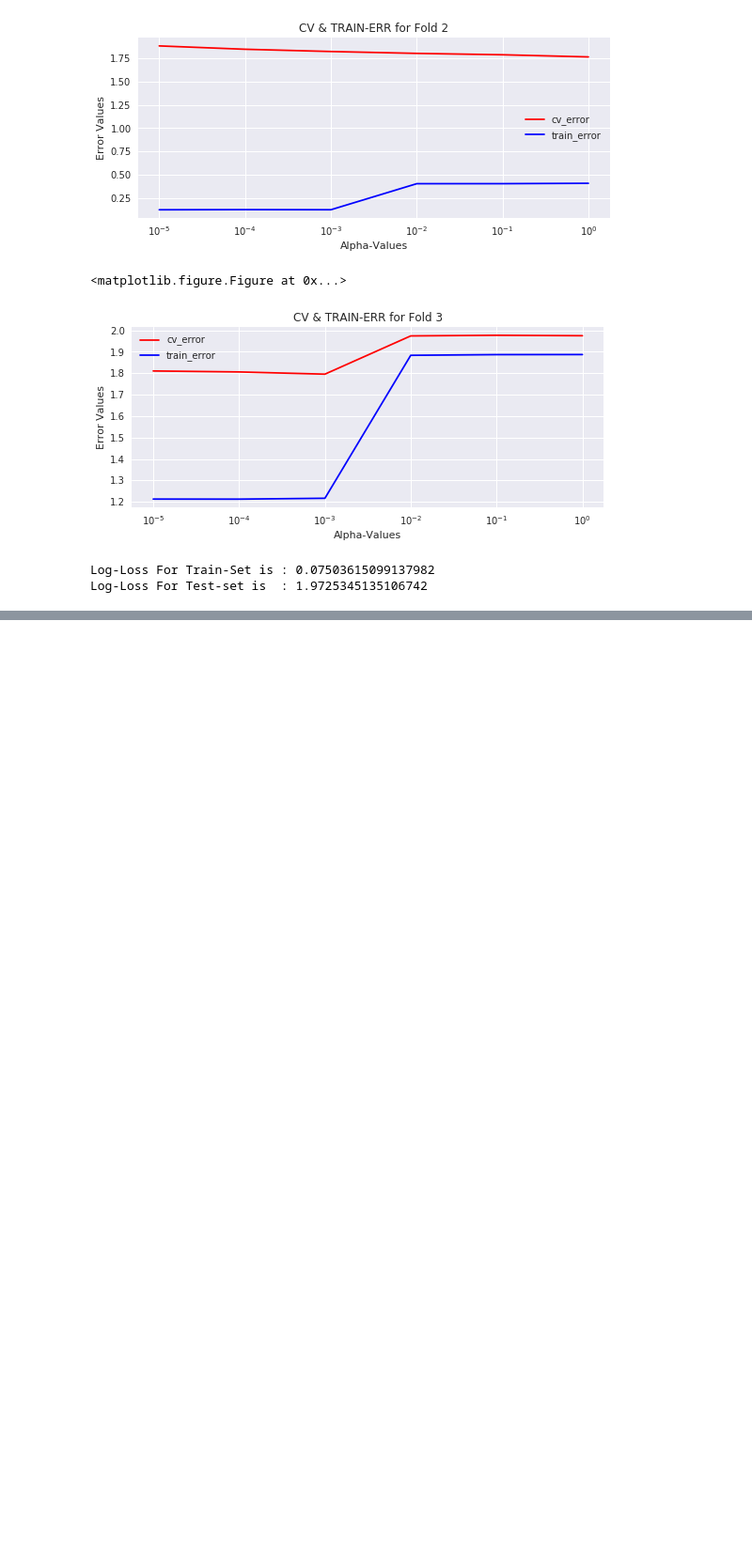
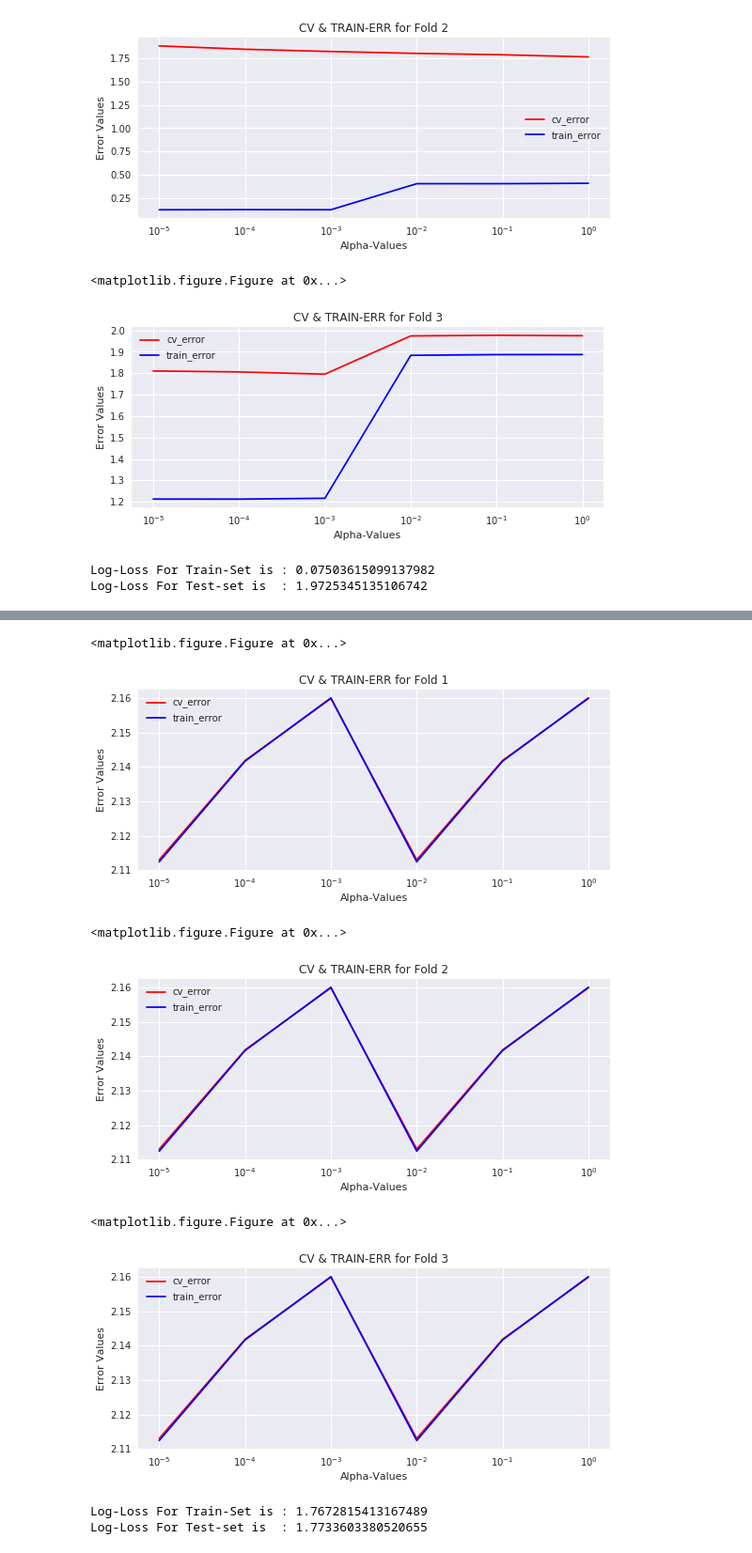
Before and after one commit to sradheya99/Cancer-Diagnosis, a Jupyter notebook: Cancer Diagnosis/CancerDiagnosis.ipynb, the cells around one changed output, grey strips where cells are left out. Shown at 94% size. Drawn from its saved outputs; the diff is of its cells as text; code cells hidden in the pictures; blank space fills up the shorter version.

```diff
--- a/Cancer Diagnosis/CancerDiagnosis.ipynb
+++ b/Cancer Diagnosis/CancerDiagnosis.ipynb
@@ -565,0 +721,14 @@ Log-Loss For Test-set is  : 1.9725345135106742
+# %%
+feature_importance(complete_data, y_true, 'TEXT', 'ResponseEncode', 'Training')
+# %% [output]
+<matplotlib.figure.Figure at 0x...>
+[figure, added]
+<matplotlib.figure.Figure at 0x...>
+[figure, added]
+<matplotlib.figure.Figure at 0x...>
+[figure, added]
+# %%
+feature_importance(complete_data, y_true, 'TEXT', 'ResponseEncode', 'Testing', 0.01)
+# %% [output]
+Log-Loss For Train-Set is : 1.7672815413167489
+Log-Loss For Test-set is  : 1.7733603380520655
```
Also changed, not shown: parts of 11 cells of this notebook.
